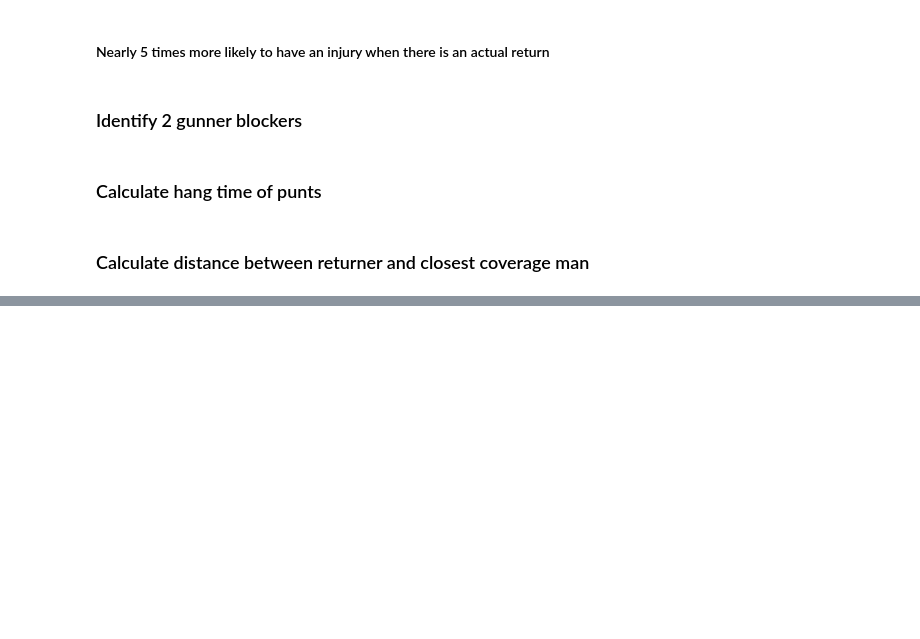
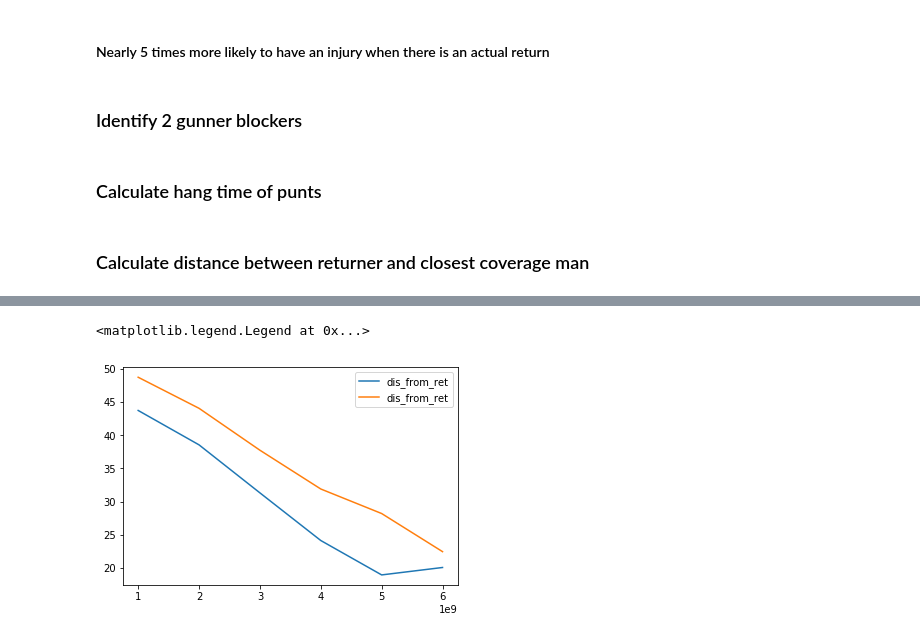
Before and after one commit to mtodisco10/nfl-punt-analytics, a Jupyter notebook: nfl_punt_script.ipynb, the cells around one changed output, grey strips where cells are left out. Cells and saved outputs as stored; diff of their text form; code cells hidden in the pictures; blank space fills up the shorter version.

```diff
--- a/nfl_punt_script.ipynb
+++ b/nfl_punt_script.ipynb
@@ -632,6 +719,16 @@ for i in range(1, 5):
     cov_role = time_df['cov_Role'][0]
     distance = time_df['dis_from_ret'][0]
     dist_dict['2918'][i] = [cov_role, distance]
+# %%
+import re
+play_info['outcome'] = np.where(play_info['PlayDescription'].str.contains('fair catch', flags=re.IGNORECASE, regex=True), 'fair_catch',
+                        np.where(play_info['PlayDescription'].str.contains('touchback', flags=re.IGNORECASE, regex=True), 'touchback',
+                        np.where(play_info['PlayDescription'].str.contains('out of bounds', flags=re.IGNORECASE, regex=True), 'oob',
+                        np.where(play_info['PlayDescription'].str.contains('downed', flags=re.IGNORECASE, regex=True), 'downed',
+                        np.where(play_info['PlayDescription'].str.contains('blocked', flags=re.IGNORECASE, regex=True), 'blocked',
+                        np.where(play_info['PlayDescription'].str.contains('fake|pass', flags=re.IGNORECASE, regex=True), 'fake',
+                        np.where(play_info['PlayDescription'].str.contains('safety', flags=re.IGNORECASE, regex=True), 'safety',
+                        np.where(play_info['PlayDescription'].str.contains('- no play|delay of game|false start, declined|penalty enforced', flags=re.IGNORECASE, regex=True), 'no_play',
+                        np.where(play_info['PlayDescription'].str.contains('[0-9]+ for [-+]?[0-9]+ yards?|for no gain|muffs|touchdown', flags=re.IGNORECASE, regex=True), 'return' , ' ')))))))))
 # %%
 play_info_2016_pre = play_info.loc[play_info['Season_Year'] == 2016]
-play_info_2016_pre['fair_catch'] = play_info_2016_pre.PlayDescription.str.contains('fair catch')
@@ -644,11 +736,12 @@ See the caveats in the documentation: http://pandas.pydata.org/pandas-docs/stabl
 #Create a function to calculate the space between the returner and the closest coverage player for every second between the punt and the catch
 def coverage_returner_space(play_df, ngs_df):
     cov_ret_lst = []
+    play_df = play_df.loc[(play_df.outcome == 'fair_catch') | (play_df.outcome == 'return')].reset_index(drop=True)
     for i in range(0, len(play_df)):
         season_key = play_df['Season_Year'][i]
         game_key = play_df['GameKey'][i]
         play_id = play_df['PlayID'][i]
-        fair_catch = play_df['fair_catch'][i]
+        outcome = play_df['outcome'][i]
         if game_key in ngs_df.GameKey and play_id in ngs_df.PlayID:
             filtered_play = ngs_df.loc[(ngs_df.GameKey == game_key) \
                                        & (ngs_df.PlayID == play_id)].sort_values('Time').reset_index(drop=True)
@@ -657,11 +750,12 @@ def coverage_returner_space(play_df, ngs_df):
             if len(filtered_play) > 0:
                 filtered_play['Time'] = pd.to_datetime(filtered_play['Time'], \
                                                        format='%Y-%m-%d %H:%M:%S.%f')
-                punt_event_time = filtered_play.loc[filtered_play_merged.Event == 'punt'].Time.min()
+                punt_event_time = filtered_play.loc[filtered_play.Event == 'punt'].Time.min()
                 receiving_event_time = filtered_play.loc[(filtered_play.Event == 'punt_received') | \
-                                                               (filtered_play.Event == 'fair_catch')].Time.min()
-                filtered_play_merged = filtered_play_merged.loc[(filtered_play.Time >= punt_event_time) & \
-                                                               (filtered_play.Time <= receiving_event_time)]
+                                                         (filtered_play.Event == 'fair_catch')].Time.min()
+                gunner_blocker_count = len(filtered_play.loc[filtered_play['Role'].isin(gunner_blockers)]['Role'].unique())
+                filtered_play = filtered_play.loc[(filtered_play.Time >= punt_event_time) & \
+                                                  (filtered_play.Time <= receiving_event_time)]
                 coverage_df = filtered_play.loc[filtered_play['Role'].isin(coverage_roles)].sort_values('Time')
                 coverage_df.rename(columns={'x':'cov_x',
                                           'y': 'cov_y',
@@ -689,6 +783,8 @@ def coverage_returner_space(play_df, ngs_df):
                 cov_ret_df['time_since_punt'] = cov_ret_df['Time'] - punt_event_time
                 times_to_capture = [punt_event_time + pd.Timedelta(seconds=i) for i in range(1, 7)]
                 cov_ret_df = cov_ret_df.loc[cov_ret_df['Time'].isin(times_to_capture)]
+                cov_ret_df['gunner_blockers'] = gunner_blocker_count
+                cov_ret_df['outcome'] = outcome
                 if len(cov_ret_df) > 0:
                     cov_ret_lst.append(cov_ret_df)
 
@@ -756,0 +876,2 @@ import plotly.graph_objs as go
+# %%
+df_grouped = cov_ret_df.groupby(['time_since_punt', 'outcome'], as_index=False)['dis_from_ret'].mean()
@@ -756,0 +887,7 @@ import plotly.graph_objs as go
+# %%
+plt.plot(df_grouped.loc[df_grouped['outcome']=='fair_catch']['time_since_punt'], df_grouped.loc[df_grouped['outcome']=='fair_catch']['dis_from_ret'])
+plt.plot(df_grouped.loc[df_grouped['outcome']=='return']['time_since_punt'], df_grouped.loc[df_grouped['outcome']=='return']['dis_from_ret'])
+plt.legend()
+# %% [output]
+<matplotlib.legend.Legend at 0x...>
+[figure, added]
```
Also changed, not shown: parts of 53 cells of this notebook.
